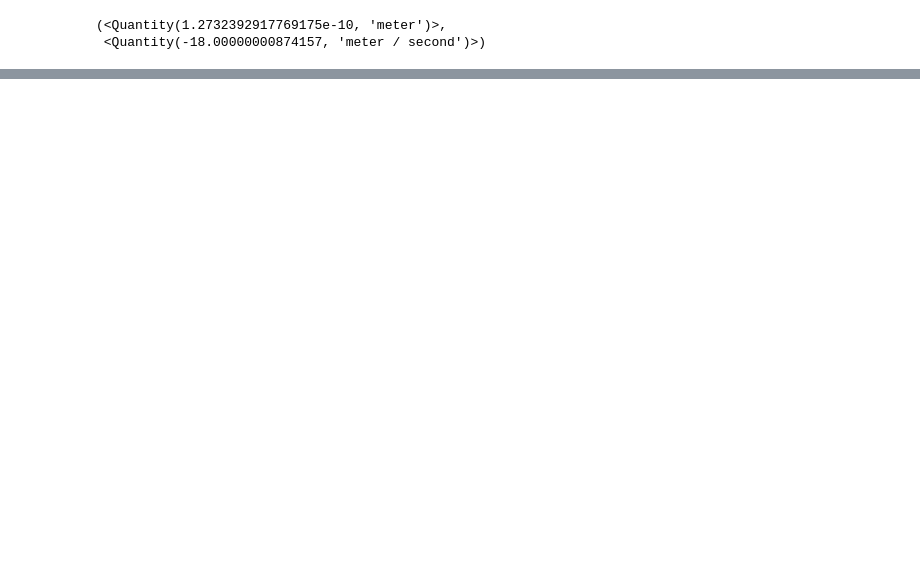
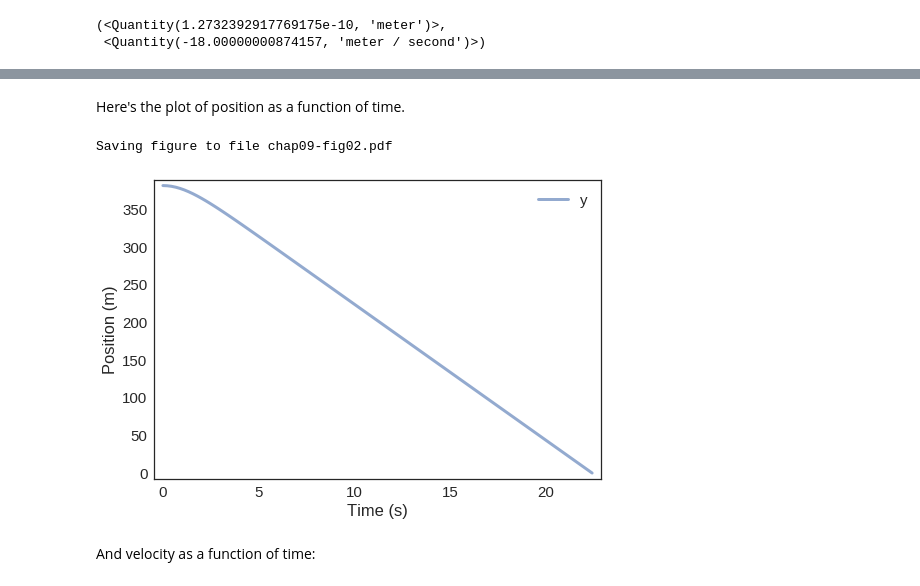
Before and after one commit to AllenDowney/ModSimPy, a Jupyter notebook: code/chap09soln.ipynb, the cells around one changed output, grey strips where cells are left out. Saved outputs shown, nothing was run; the diff lists cells and outputs as text; code cells hidden in the pictures; blank space fills up the shorter version.

Commit message:
Working on chap09soln

```diff
--- a/code/chap09soln.ipynb
+++ b/code/chap09soln.ipynb
@@ -457,0 +402,10 @@ res.x
+# %% [markdown]
+Here's the plot of position as a function of time.
+# %%
+plot_position(system.results)
+savefig('chap09-fig02.pdf')
+# %% [output]
+Saving figure to file chap09-fig02.pdf
+[figure, added]
+# %% [markdown]
+And velocity as a function of time:
```
Also changed, not shown: parts of 121 cells of this notebook, 2 other files.
